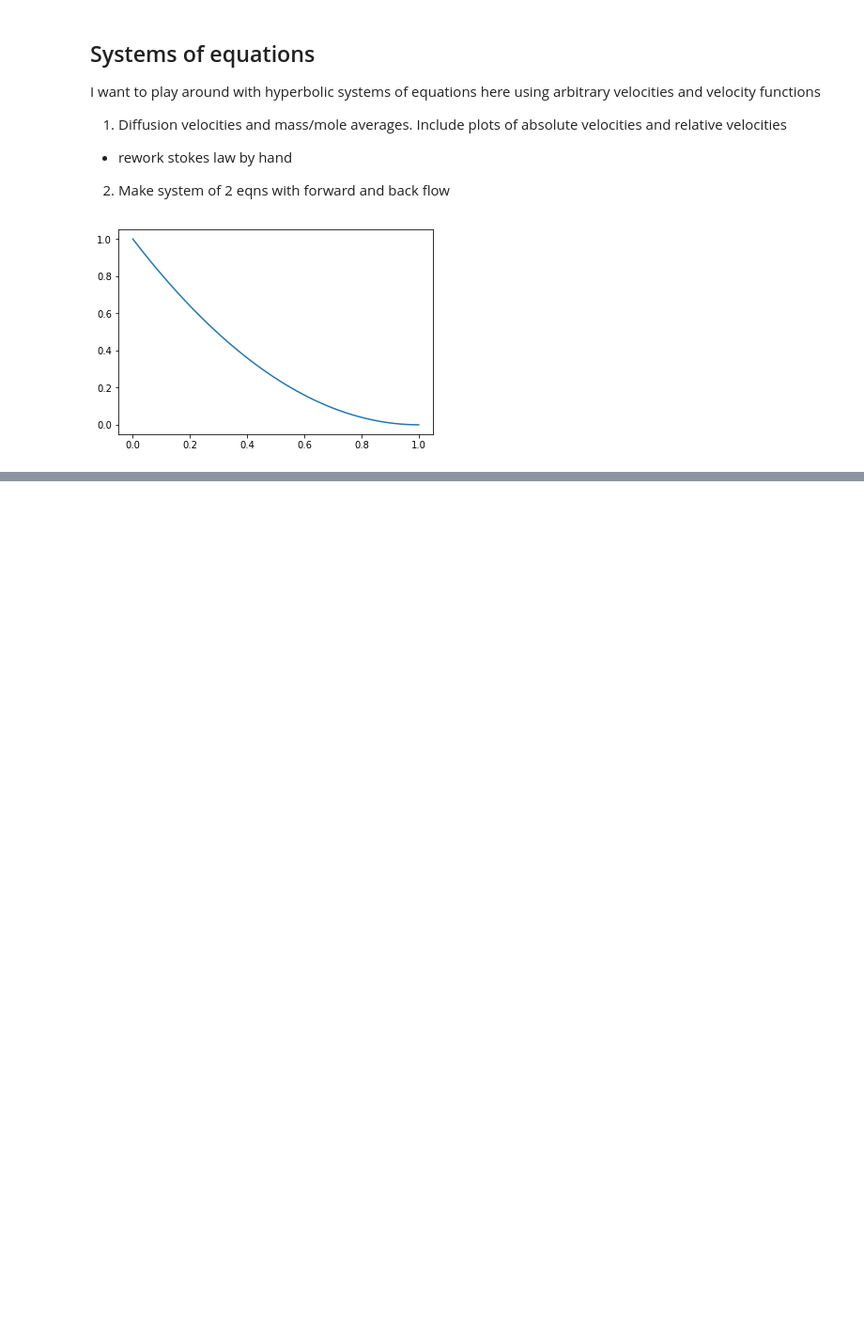
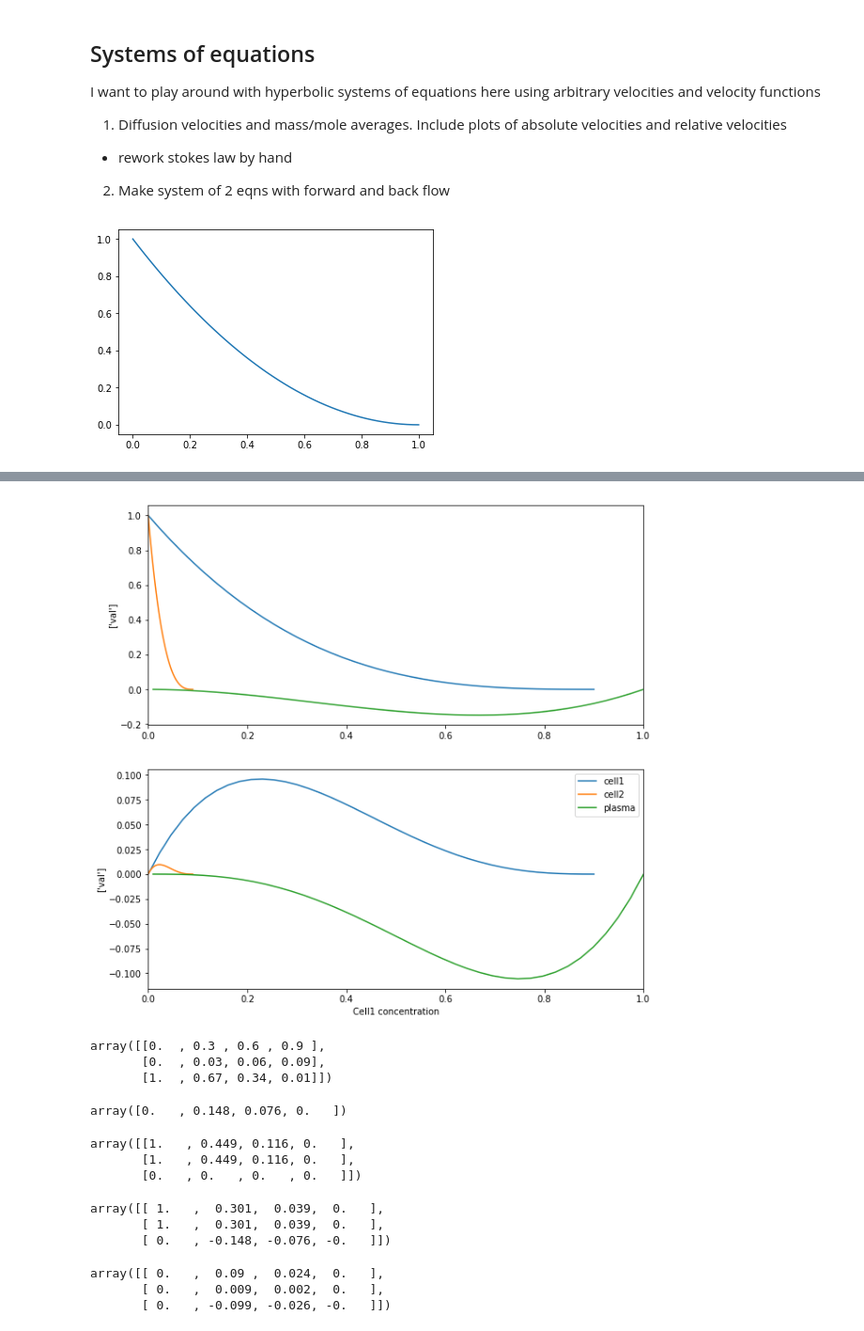
Before and after one commit to cliffanderson720/MS-Thesis-Pitt, a Jupyter notebook: Simulations/Hyperbolic systems.ipynb, the cells around one changed output, grey strips where cells are left out. Shown: that part at 94% size. Drawn from its saved outputs; the diff is of its cells as text; code cells hidden in the pictures; blank space fills up the shorter version.

Commit message:
Update hyperbolic systems to calculate absolute velocity

```diff
--- a/Simulations/Hyperbolic systems.ipynb
+++ b/Simulations/Hyperbolic systems.ipynb
@@ -9,6 +9,9 @@ I want to play around with hyperbolic systems of equations here using arbitrary
   * rework stokes law by hand
 2. Make system of 2 eqns with forward and back flow
 # %%
+def get_c_all(α):
+    α_total = np.sum(α,axis=0)
+    return (1-α_total)**2
 def get_c(α):
     return (1-α)**2
 def get_q(α):
@@ -16,5 +19,9 @@ def get_q(α):
 α = np.linspace(0,1)
 plt.plot(α,get_c(α))
 plt.show()
+
+def namestr(obj, namespace):
+    '''gets variable name out of a given namespace'''
+    return [name for name in namespace if namespace[name] is obj]
 # %% [output]
 [figure]
@@ -59,0 +40,68 @@ plt.show()
+# %%
+# variable containing species velocities
+# calculate species velocity - I need to finish reading the diffusion velocity excerpts and look at stokes' law on paper.
+nspecies = 3
+ngrd = 40
+
+# define initial concentration vectors for each species using linspace and start/end values.
+# does not include plasma
+α_cells = [np.linspace(start,end,ngrd) for start,end in zip((0,0),(0.9,0.09))]
+α_cells = np.vstack(α_cells)
+
+# compute slip velocity for each cell relative to plasma from hindered settling function
+# Until I have a polydisperse HSC, I'll have to calculate the slip velocity as a sum of total concentration,
+# and assign that speed to each species.
+c_cells_slip = get_c(np.sum(α_cells,axis=0))
+c_cells_slip = np.vstack((c_cells_slip,c_cells_slip))
+
+# calculate plasma α and initialize an array of 0 speeds.
+α_plasma = 1-np.sum(α_cells,axis=0)
+c_plasma = np.zeros(ngrd) # np.empty gives different result than np.zeros()
+
+# combine the α, flux, and speed arrays for cells and plasma
+α,c_slip = [np.vstack((species,fluid)) for species, fluid in zip((α_cells,c_cells_slip),(α_plasma,c_plasma))]
+
+# compute absolute velocities (and flux) using Davis and Gecol 1994 equation 2
+c_avg_slip = np.sum(c_slip*α,axis=0)
+c_abs = c_slip - c_avg_slip
+q_abs = α*c_abs
+
+fig,axs = plt.subplots(2,figsize=(10,10))
+for i,vals in enumerate((c_abs,q_abs)):
+    axs[i].plot(α.T,vals.T)
+    axs[i].set_ylabel(namestr(val,globals()))
+    axs[i].set_xlim([0,1])
+
+axs[1].set_xlabel('Cell1 concentration')
+plt.legend(['cell1','cell2','plasma'])
+plt.show()
+# %% [output]
+[figure, added]
+# %%
+α.round(decimals=3)
+# %% [output]
+array([[0.  , 0.3 , 0.6 , 0.9 ],
+       [0.  , 0.03, 0.06, 0.09],
+       [1.  , 0.67, 0.34, 0.01]])
+# %%
+c_avg_slip.round(decimals=3)
+# %% [output]
+array([0.   , 0.148, 0.076, 0.   ])
+# %%
+c_slip.round(decimals=3)
+# %% [output]
+array([[1.   , 0.449, 0.116, 0.   ],
+       [1.   , 0.449, 0.116, 0.   ],
+       [0.   , 0.   , 0.   , 0.   ]])
+# %%
+c_abs.round(decimals=3)
+# %% [output]
+array([[ 1.   ,  0.301,  0.039,  0.   ],
+       [ 1.   ,  0.301,  0.039,  0.   ],
+       [ 0.   , -0.148, -0.076, -0.   ]])
+# %%
+q_abs.round(decimals=3)
+# %% [output]
+array([[ 0.   ,  0.09 ,  0.024,  0.   ],
+       [ 0.   ,  0.009,  0.002,  0.   ],
+       [ 0.   , -0.099, -0.026, -0.   ]])
```
Also changed, not shown: parts of 3 cells of this notebook, 1 other file.
